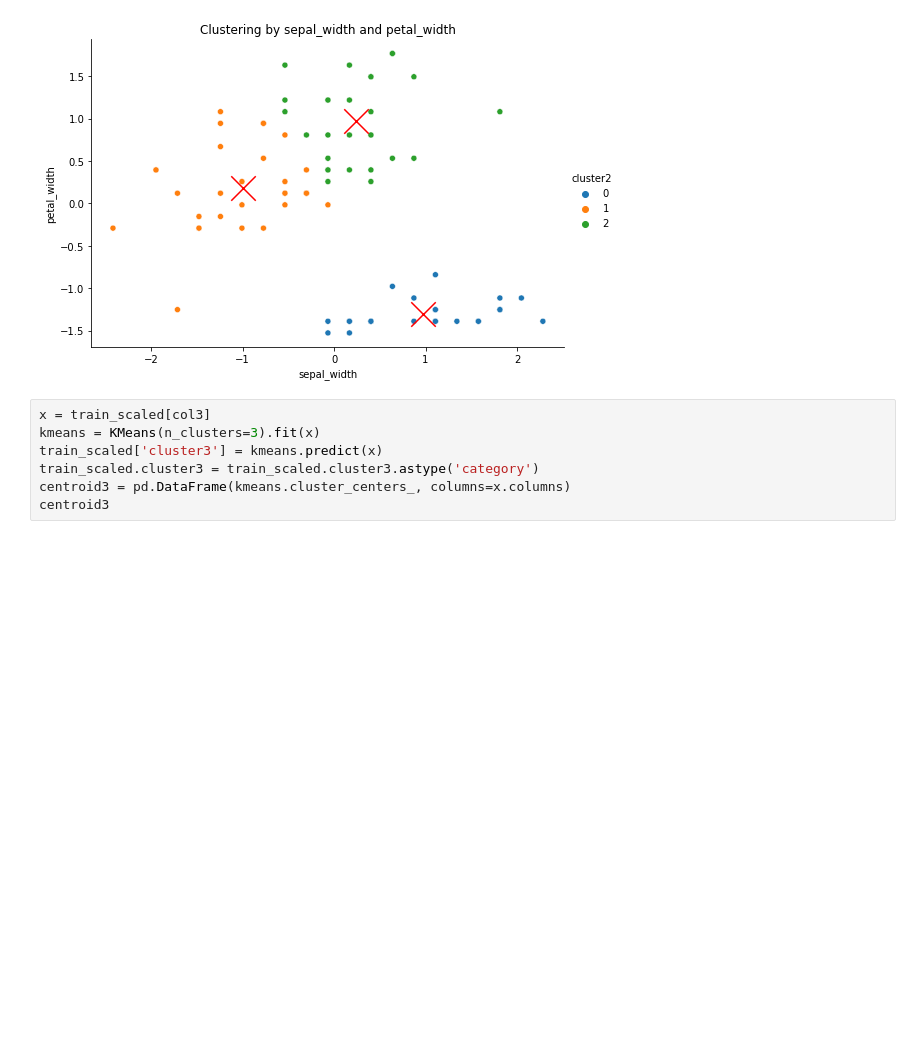
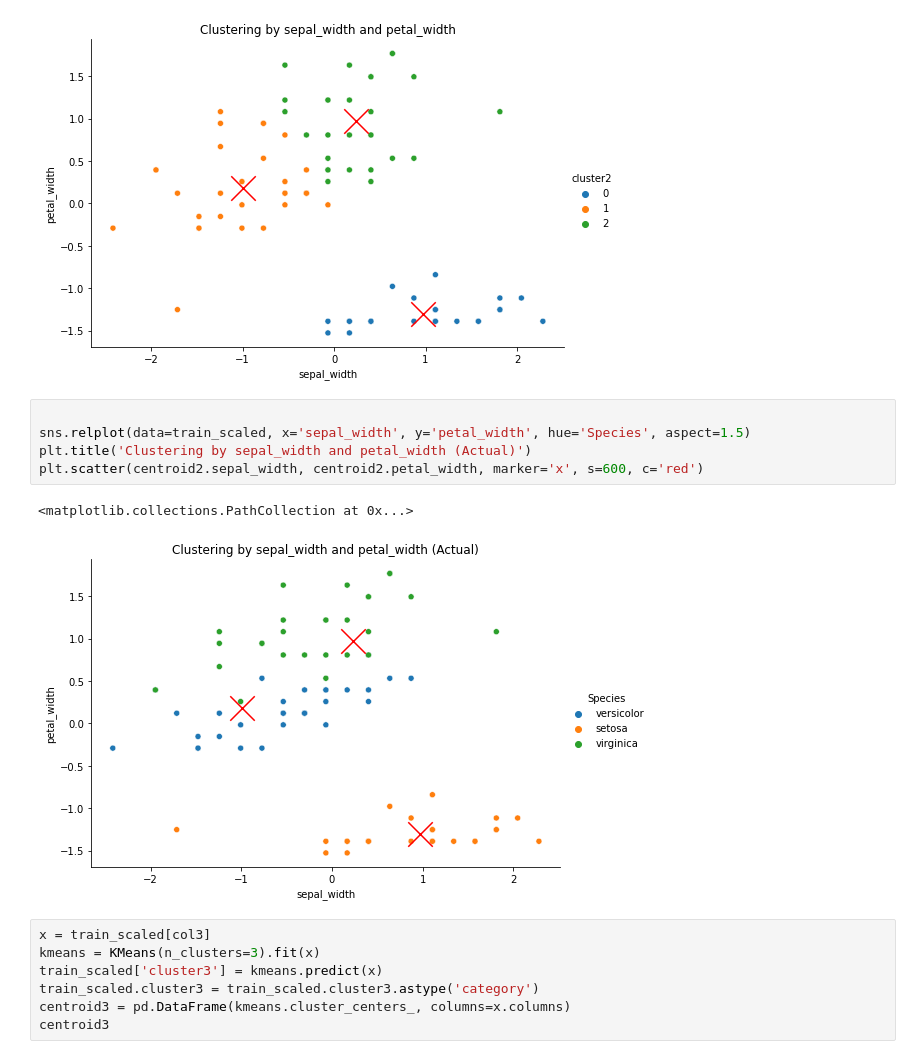
Before and after one commit to watermanbrandyn/clustering-exercises, a Jupyter notebook: modeling.ipynb, the cells around one changed output. Saved outputs shown, nothing was run; the diff lists cells and outputs as text; blank space fills up the shorter version.

```diff
--- a/modeling.ipynb
+++ b/modeling.ipynb
@@ -193,6 +200,14 @@ plt.scatter(centroid2.sepal_width, centroid2.petal_width, marker='x', s=600, c='
 # %% [output]
 <matplotlib.collections.PathCollection at 0x...>
 [figure]
+# %%
+
+sns.relplot(data=train_scaled, x='sepal_width', y='petal_width', hue='Species', aspect=1.5)
+plt.title('Clustering by sepal_width and petal_width (Actual)')
+plt.scatter(centroid2.sepal_width, centroid2.petal_width, marker='x', s=600, c='red')
+# %% [output]
+<matplotlib.collections.PathCollection at 0x...>
+[figure, added]
 # %%
 x = train_scaled[col3]
 kmeans = KMeans(n_clusters=3).fit(x)
```
Also changed, not shown: parts of 3 cells of this notebook.
